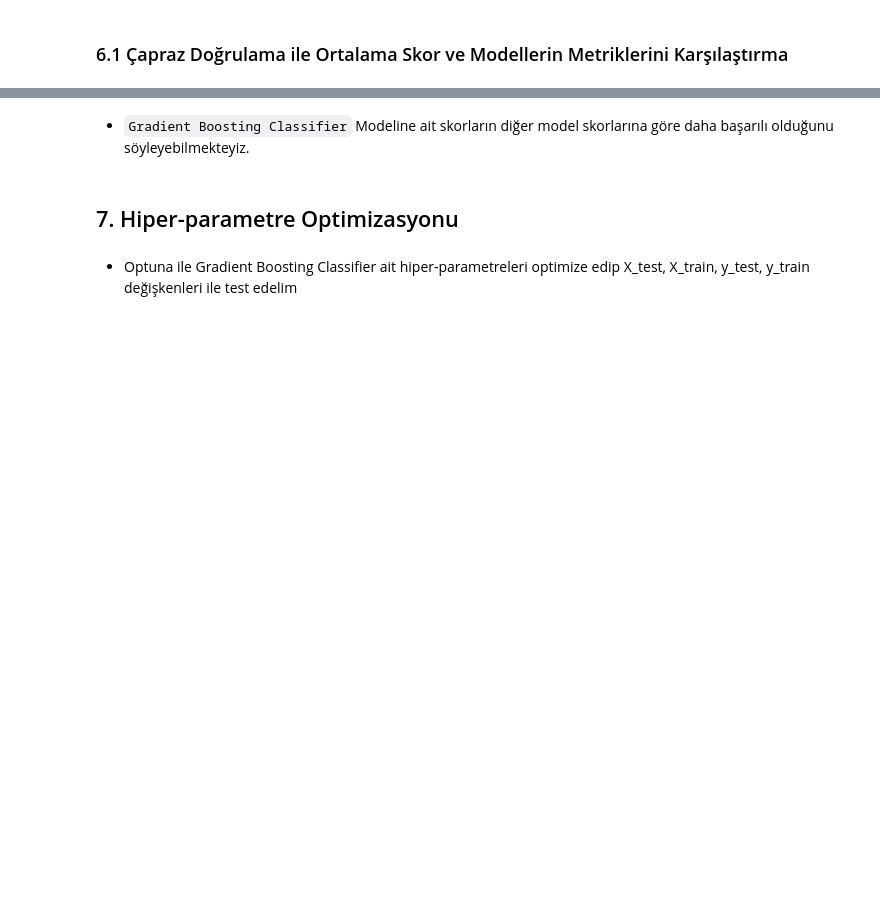
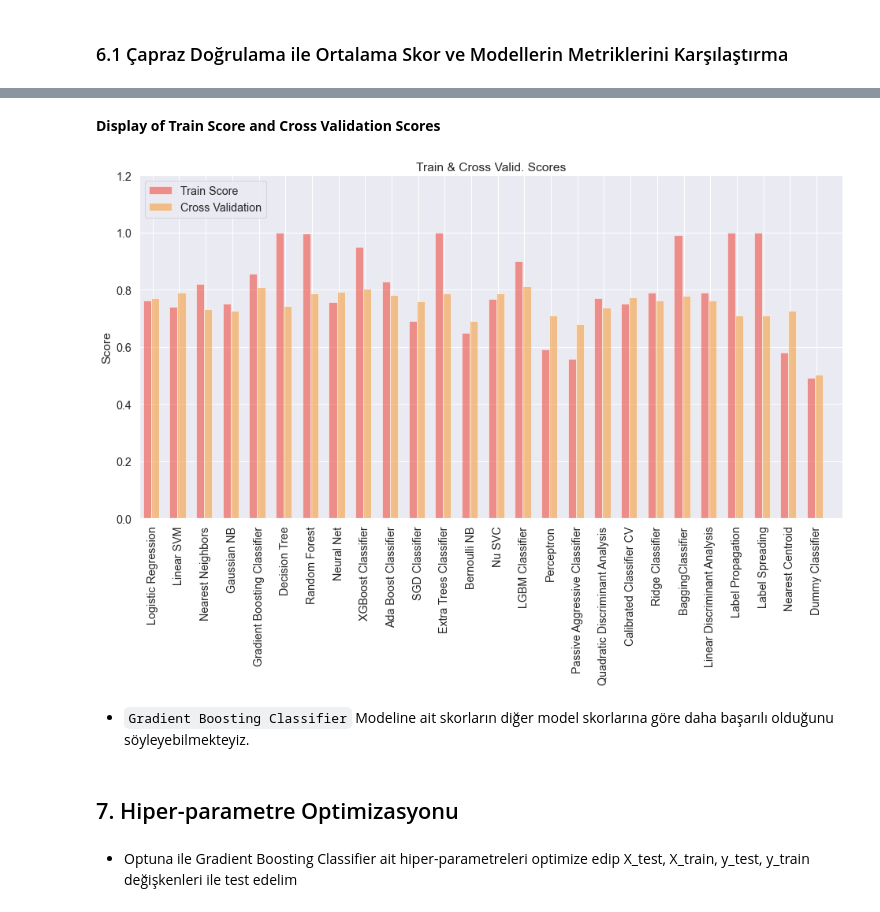
Before and after one commit to MuhammetYorulmaz/MachineLearningProjects, a Jupyter notebook: BankMarketingCampaignProject/BankMarketingCampaign.ipynb, the cells around one changed output, grey strips where cells are left out. Cells and saved outputs as stored; diff of their text form; code cells hidden in the pictures; blank space fills up the shorter version.

```diff
--- a/BankMarketingCampaignProject/BankMarketingCampaign.ipynb
+++ b/BankMarketingCampaignProject/BankMarketingCampaign.ipynb
@@ -1025,3 +962,31 @@ XGBoost Classifier modelinin ROC AUC değeri:  0.7990597786348902
+# %% [markdown]
+__Display of Train Score and Cross Validation Scores__
+# %%
+dfCross = pd.DataFrame ([list(scoreDict.keys()),list(scoreDict.values())]).transpose()
+dfCross.columns = ['classifier_model','cross_validation']
+dfMerge = pd.merge(dfResults, dfCross, on='classifier_model', how='inner')
+
+pos = list(range(len(dfMerge['train_score'])))
+width = 0.3
+
+fig, ax = plt.subplots(figsize=(16,8))
+
+plt.bar(pos, dfMerge['train_score'], width, alpha=0.5, color='#EE3224')
+plt.bar([p + width for p in pos], dfMerge['cross_validation'], width, alpha=0.5, color='#F78F1E')
+
+ax.set_xticks([p + 0.7 * width for p in pos])
+ax.set_xticklabels(dfMerge['classifier_model'],rotation=90)
+
+plt.xlim(min(pos)-width, max(pos)+width*4)
+plt.ylim(0,max(dfMerge['train_score'])+0.2 )
+
+# Adding the legend and showing the plot
+plt.legend(['Train Score', 'Cross Validation'], loc='upper left')
+ax.set_ylabel('Score')
+ax.set_title('Train & Cross Valid. Scores')
+plt.show()
+# %% [output]
+[figure, added]
 # %% [markdown]
 * `Gradient Boosting Classifier` Modeline ait skorların diğer model skorlarına göre daha başarılı olduğunu söyleyebilmekteyiz.
 # %% [markdown]
```
Also changed, not shown: parts of 13 cells of this notebook.
